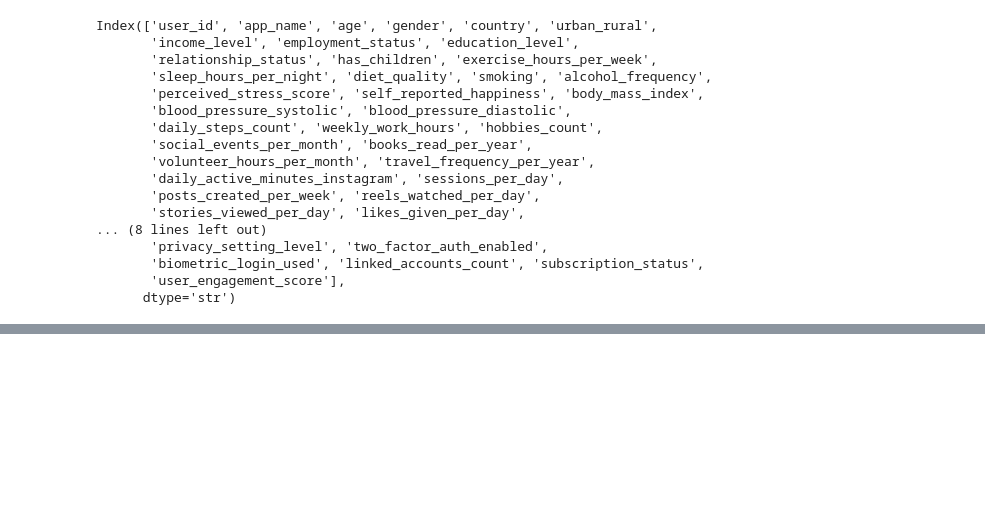
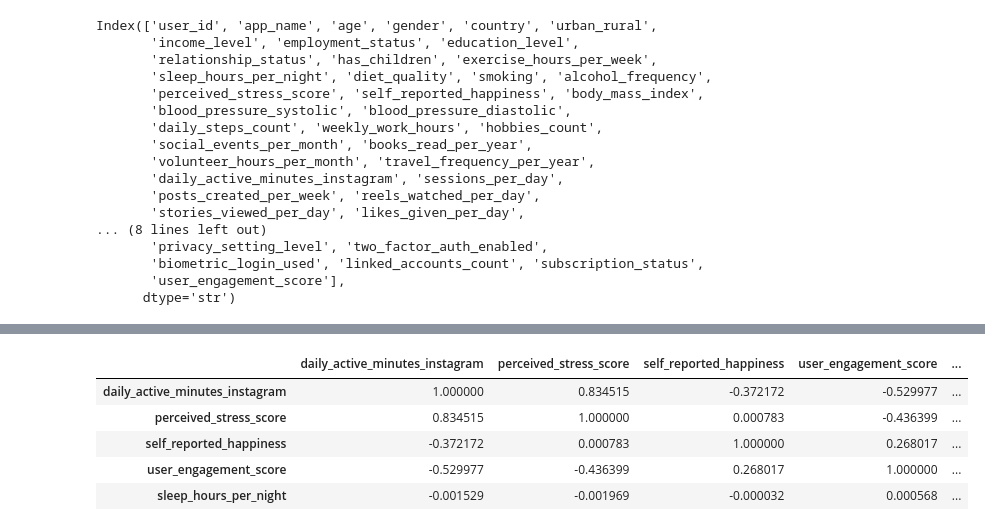
Before and after one commit to David7537/DataVizProject, a Jupyter notebook: DataViz.ipynb, the cells around one changed output, grey strips where cells are left out. Drawn from its saved outputs; the diff is of its cells as text; code cells hidden in the pictures; blank space fills up the shorter version.

```diff
--- a/DataViz.ipynb
+++ b/DataViz.ipynb
@@ -283,0 +159,15 @@ plt.show()
+# %%
+df[[
+    "daily_active_minutes_instagram",
+    "perceived_stress_score",
+    "self_reported_happiness",
+    "user_engagement_score",
+    "sleep_hours_per_night"
+]].corr(numeric_only=True)
+# %% [output]
+|  | daily_active_minutes_instagram | perceived_stress_score | self_reported_happiness | user_engagement_score | ... |
+| daily_active_minutes_instagram | 1.000000 | 0.834515 | -0.372172 | -0.529977 | ... |
+| perceived_stress_score | 0.834515 | 1.000000 | 0.000783 | -0.436399 | ... |
+| self_reported_happiness | -0.372172 | 0.000783 | 1.000000 | 0.268017 | ... |
+| user_engagement_score | -0.529977 | -0.436399 | 0.268017 | 1.000000 | ... |
+| sleep_hours_per_night | -0.001529 | -0.001969 | -0.000032 | 0.000568 | ... |
```
Also changed, not shown: parts of 10 cells of this notebook.
